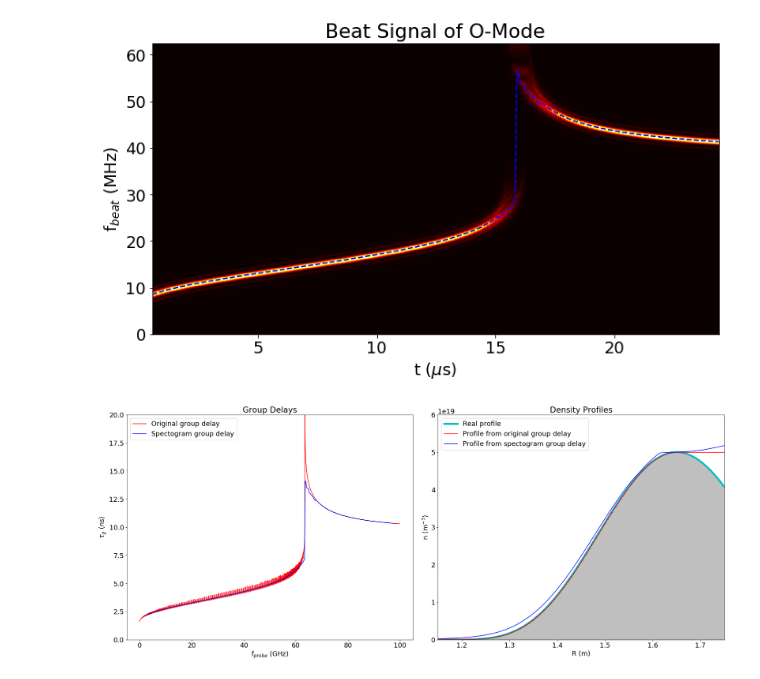
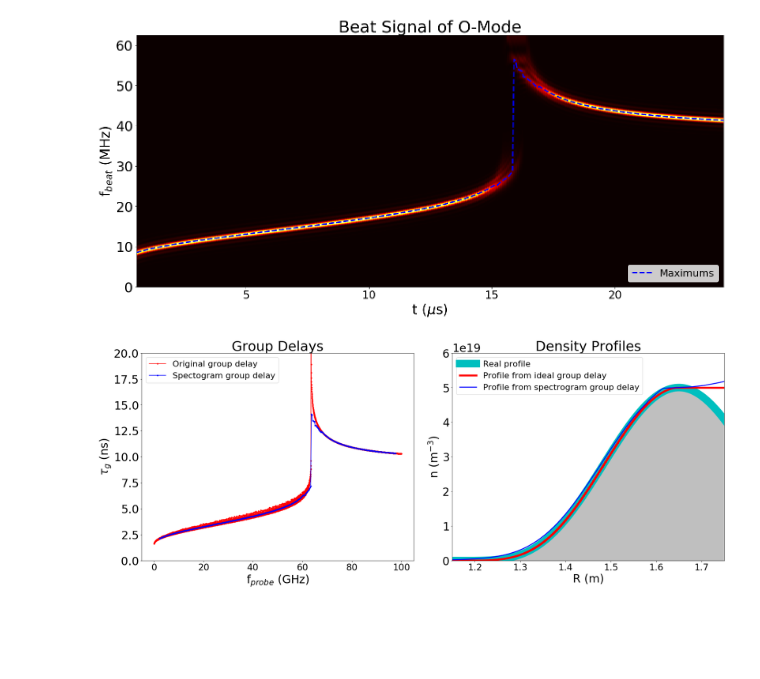
Before and after one commit to OpenReflectometry/scikit-reflectometry, a Jupyter notebook: notebooks/algorithm_step_by_step.ipynb, the cells around one changed output. Drawn from its saved outputs; the diff is of its cells as text; code cells hidden in the pictures; blank space fills up the shorter version.

```diff
--- a/notebooks/algorithm_step_by_step.ipynb
+++ b/notebooks/algorithm_step_by_step.ipynb
@@ -78,7 +81,8 @@ sweep_rate = np.abs(np.diff(fs_O_limits)) / sweep_time
 f_sampling_X = 1e6
 sweep_time = 25e-6
 n_points_fs_X = int(sweep_time * f_sampling_X) * 100
-fs_X_limits = np.array([40e9, 100e9])
+# fs_X_limits = np.array([40e9, 100e9])
+fs_X_limits = np.array([1, 100e9])
 sweep_rate_X = np.abs(np.diff(fs_X_limits)) / sweep_time
 
 ### Calcs ###
@@ -113,6 +117,6 @@ plt.show()
 # %%
 phi_O = phase_delay(fs_O, radius_arr, n_index_O, reflect_at_wall=True)
-phi_X = phase_delay(fs_X, rs, n_index_X, refraction_epsilon=1e-6)
+phi_X = phase_delay(fs_X, rs, n_index_X, refract_epsilon=1e-6, antenna_side='lfs')
 
 plt.figure(figsize=(24, 10))
 
@@ -179,36 +183,38 @@ fsamp_X, ts_X, spectrum_X = spectrogram(beat_sig_X, fs=f_sampling_X, nperseg=128
 beat_max_X = beat_maximums(fsamp_X, spectrum_X)
 
 delta_t_noise = beat_max / sweep_rate
 fs_noise = ts * sweep_rate
 
-plt.figure(figsize=(10, 6))
+plt.figure(figsize=(20, 10))
 
 # plt.subplot(1, 2, 1)
 
 plt.pcolormesh(ts*1e6, fs*1e-6, spectrum, cmap='hot')
-plt.plot(ts*1e6, beat_max*1e-6, '--', color=(0,0,1))
+plt.plot(ts*1e6, beat_max*1e-6, '--', color=(0,0,1), lw=3, label='Maximums')
 
 plt.ylim(0, f_sampling/2e6)
 
 plt.xlabel('t ($\mu$s)')
 plt.ylabel('f$_{beat}$ (MHz)')
 plt.title('Beat Signal of O-Mode')
+
+plt.legend(loc='lower right')
 
 # plt.subplot(1, 2, 2)
 
 # plt.pcolormesh(ts_X*1e6, fsamp_X*1e-6, spectrum_X, cmap='hot')
 # plt.plot(ts_X*1e6, beat_max_X*1e-6, '--', color=(0,0,1))
 
 #plt.ylim(0, 4)
 
 # plt.xlabel('t ($\mu$s)')
 # plt.ylabel('f$_{beat}$ (MHz)')
 
 plt.tight_layout()
 plt.savefig('images/spectrogram.png', dpi=200)
 plt.show()
 # %% [output]
-[figure, old version]
+[figure, new version]
 # %%
 radius_calc, dens_arr_to_calc = abel_inversion(fs_O, delta_t_O, pos_antenna=radius_arr[0]+.015, other_method=False)
 radius_calc_other, dens_arr_to_calc_other = abel_inversion(fs_O, delta_t_O, pos_antenna=radius_arr[0], other_method=True)
@@ -218,8 +224,8 @@ plt.figure(figsize=(24, 10))
 
 plt.subplot(1, 2, 1)
 
-plt.plot(fs_O*1e-9, delta_t_O*1e9, 'r-', label='Original group delay')
-plt.plot(fs_noise*1e-9, delta_t_noise*1e9, 'b-', label='Spectogram group delay')
+plt.plot(fs_O*1e-9, delta_t_O*1e9, 'r.-', label='Original group delay')
+plt.plot(fs_noise*1e-9, delta_t_noise*1e9, 'b.-', label='Spectogram group delay')
 
 plt.title('Group Delays')
 plt.xlabel('f$_{probe}$ (GHz)')
@@ -231,11 +237,11 @@ plt.legend(loc='upper left')
 
 plt.subplot(1, 2, 2)
 
-plt.plot(radius_arr, dens_prof, 'c-', label='Real profile', lw=5)
+plt.plot(radius_arr, dens_prof, 'c-', label='Real profile', lw=20)
 plt.fill_between(radius_arr, dens_prof, 0.0, color='k', alpha=0.25)
 #plt.plot(radius_calc, dens_arr_to_calc, 'm-', label='from delta_t (integral)')
-plt.plot(radius_calc_other, dens_arr_to_calc_other, 'r-', label='Profile from original group delay')
-plt.plot(radius_noise, dens_noise, 'b-', label="Profile from spectogram group delay")
+plt.plot(radius_calc_other, dens_arr_to_calc_other, 'r-', lw=5, label='Profile from ideal group delay')
+plt.plot(radius_noise, dens_noise, 'b-', lw=2.5, label="Profile from spectrogram group delay")
 
 plt.xlim(1.15, 1.75)
 plt.ylim(0, 6e19)
@@ -250,4 +256,4 @@ plt.tight_layout()
 plt.savefig('images/reconstruction.png', dpi=200)
 plt.show()
 # %% [output]
-[figure, old version]
+[figure, new version]
```
Also changed, not shown: parts of 8 cells of this notebook, 5 other files.
